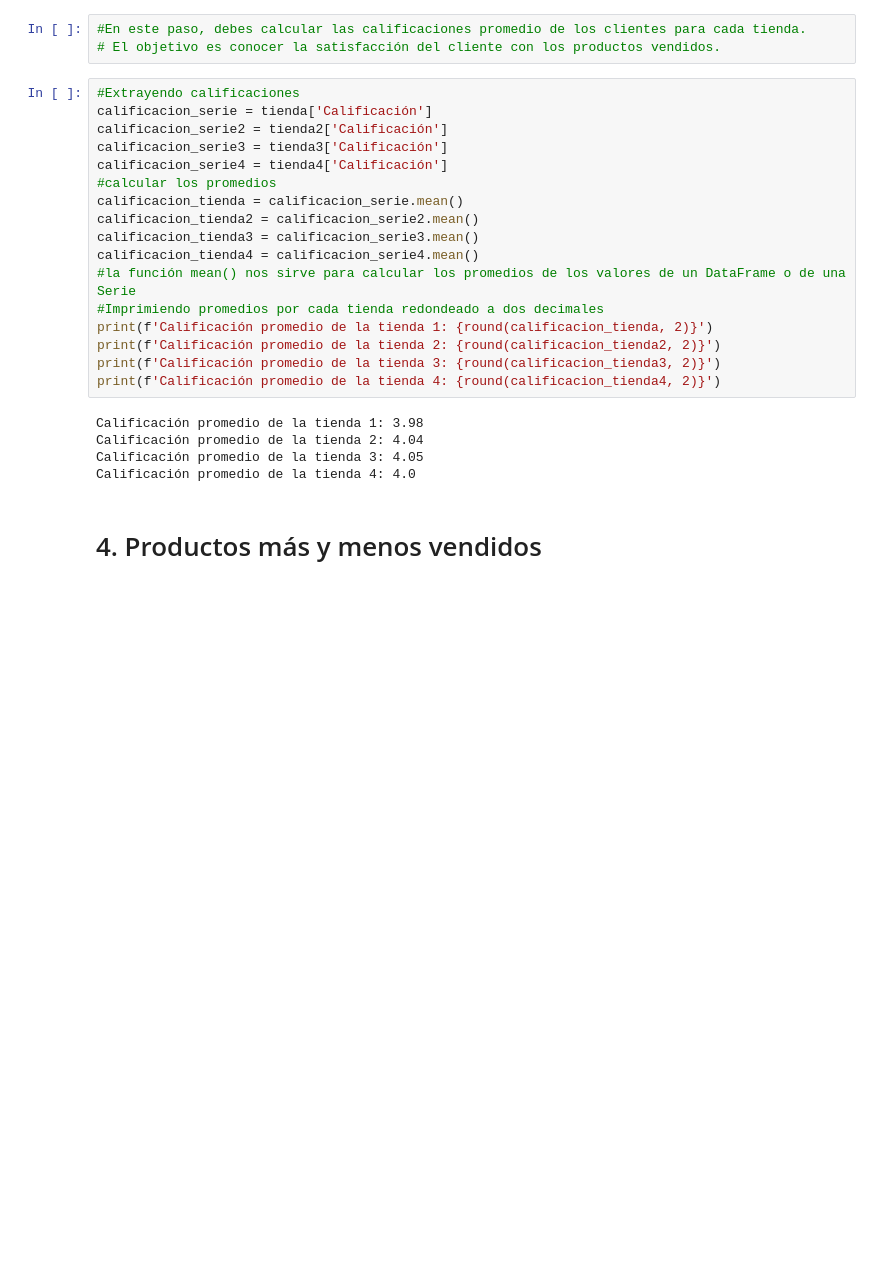
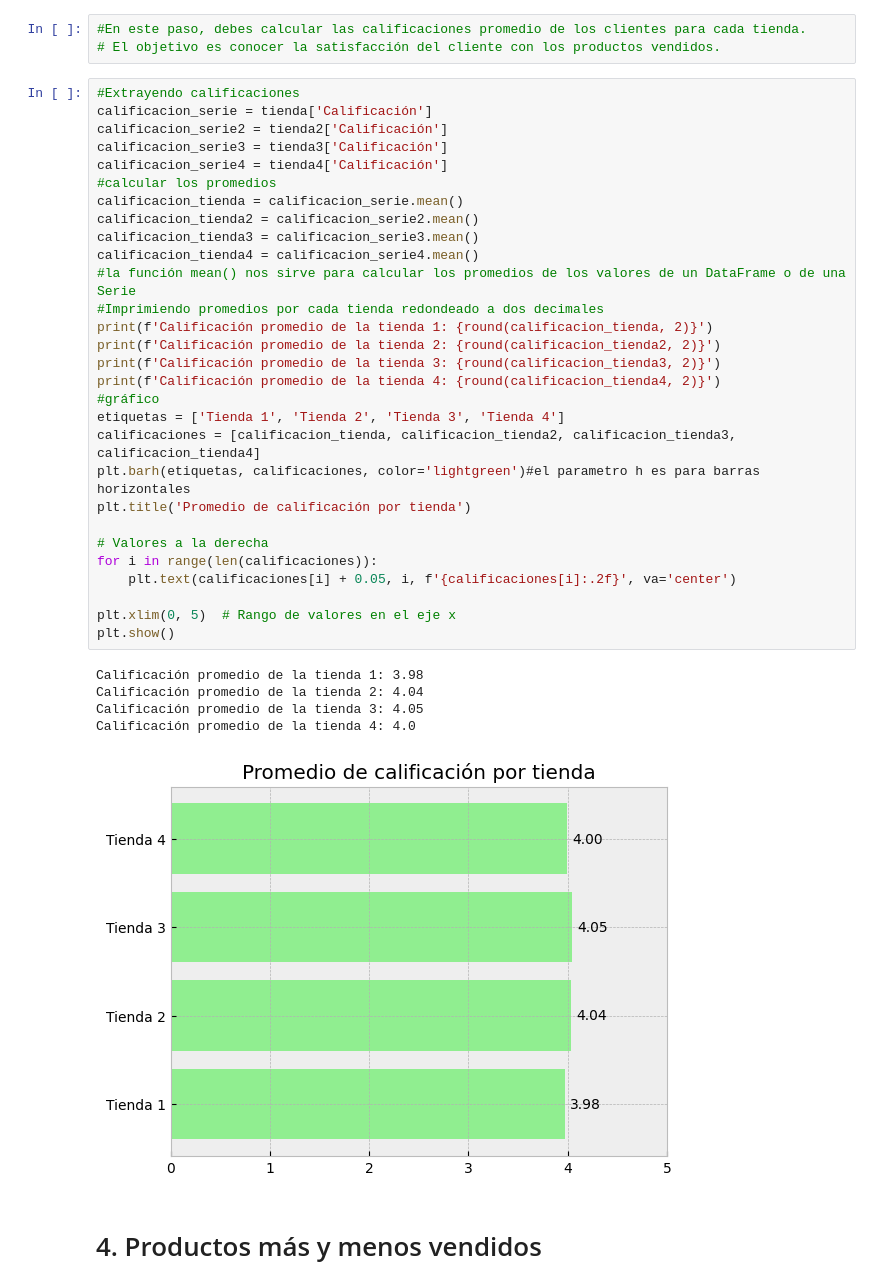
Before and after one commit to JoaquinPando/ChallengeStore, a Jupyter notebook: AluraStoreLatam.ipynb, the cells around one changed output. Saved outputs shown, nothing was run; the diff lists cells and outputs as text; blank space fills up the shorter version.

```diff
--- a/AluraStoreLatam.ipynb
+++ b/AluraStoreLatam.ipynb
@@ -94,25 +104,38 @@ Name: count, dtype: int64
 # %%
 #Extrayendo calificaciones
 calificacion_serie = tienda['Calificación']
 calificacion_serie2 = tienda2['Calificación']
 calificacion_serie3 = tienda3['Calificación']
 calificacion_serie4 = tienda4['Calificación']
 #calcular los promedios
 calificacion_tienda = calificacion_serie.mean()
 calificacion_tienda2 = calificacion_serie2.mean()
 calificacion_tienda3 = calificacion_serie3.mean()
 calificacion_tienda4 = calificacion_serie4.mean()
 #la función mean() nos sirve para calcular los promedios de los valores de un DataFrame o de una Serie
 #Imprimiendo promedios por cada tienda redondeado a dos decimales
 print(f'Calificación promedio de la tienda 1: {round(calificacion_tienda, 2)}')
 print(f'Calificación promedio de la tienda 2: {round(calificacion_tienda2, 2)}')
 print(f'Calificación promedio de la tienda 3: {round(calificacion_tienda3, 2)}')
 print(f'Calificación promedio de la tienda 4: {round(calificacion_tienda4, 2)}')
+#gráfico
+etiquetas = ['Tienda 1', 'Tienda 2', 'Tienda 3', 'Tienda 4']
+calificaciones = [calificacion_tienda, calificacion_tienda2, calificacion_tienda3, calificacion_tienda4]
+plt.barh(etiquetas, calificaciones, color='lightgreen')#el parametro h es para barras horizontales
+plt.title('Promedio de calificación por tienda')
+
+# Valores a la derecha
+for i in range(len(calificaciones)):
+    plt.text(calificaciones[i] + 0.05, i, f'{calificaciones[i]:.2f}', va='center')
+
+plt.xlim(0, 5)  # Rango de valores en el eje x
+plt.show()
 # %% [output]
 Calificación promedio de la tienda 1: 3.98
 Calificación promedio de la tienda 2: 4.04
 Calificación promedio de la tienda 3: 4.05
 Calificación promedio de la tienda 4: 4.0
+[figure, added]
 # %% [markdown]
 # 4. Productos más y menos vendidos
 # %%
```
Also changed, not shown: parts of 4 cells of this notebook.
